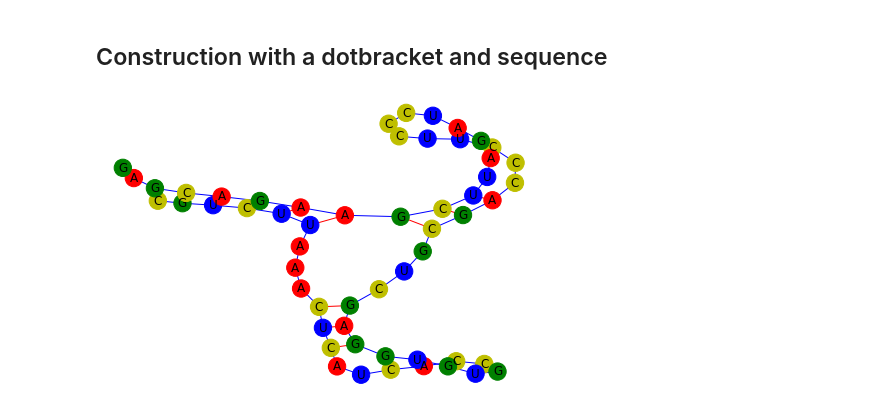
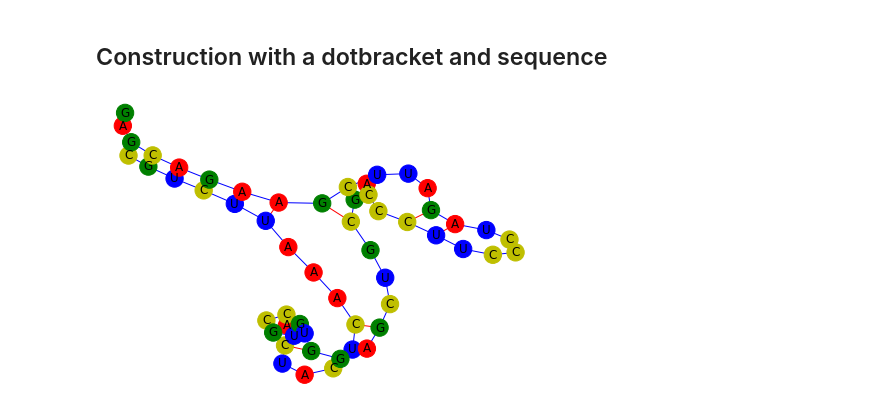
Before and after one commit to a-r-j/graphein, a Jupyter notebook: notebooks/rna_graph_tutorial.ipynb, the cells around one changed output. Saved outputs shown, nothing was run; the diff lists cells and outputs as text; code cells hidden in the pictures.

```diff
--- a/notebooks/rna_graph_tutorial.ipynb
+++ b/notebooks/rna_graph_tutorial.ipynb
@@ -46,10 +68,9 @@ nx.draw(g)
 # %%
 g = construct_rna_graph(
     sequence="CGUCUUAAACUCAUCACCGUGUGGAGCUGCGACCCUUCCCUAGAUUCGAAGACGAG",
     dotbracket="((((((...(((..(((...))))))...(((..((.....))..)))))))))..",
     edge_construction_funcs=edge_funcs_1,
 )
-
-plot_rna_graph(g)
+plot_rna_graph(g, layout=nx.layout.spring_layout)
 # %% [output]
-[figure, old version]
+[figure, new version]
```
Also changed, not shown: parts of 6 cells of this notebook, 1 other file.
